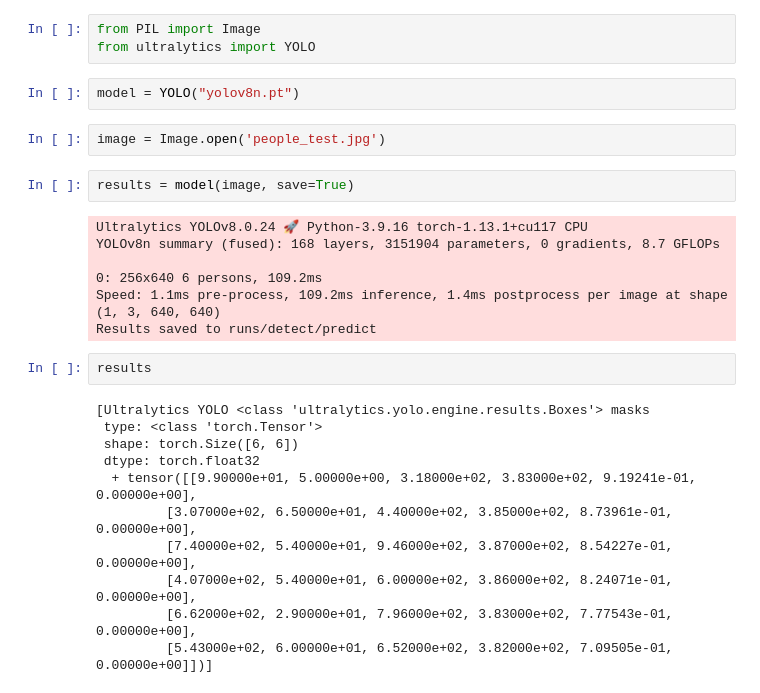
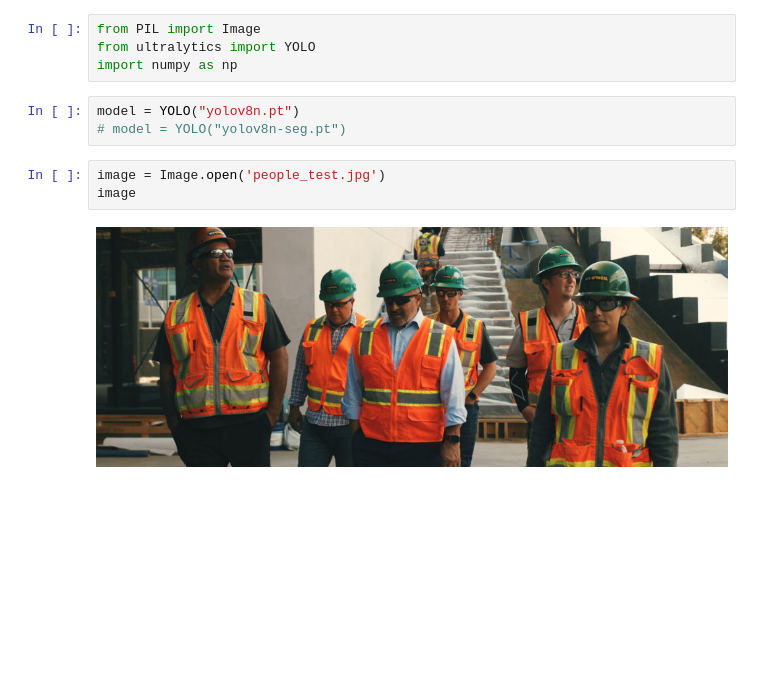
Before and after one commit to jprogrammer13/re-identification, a Jupyter notebook: person_detection.ipynb, the cells around one changed output. Cells and saved outputs as stored; diff of their text form; blank space fills up the shorter version.

```diff
--- a/person_detection.ipynb
+++ b/person_detection.ipynb
@@ -1,29 +1,12 @@
 # %%
 from PIL import Image
 from ultralytics import YOLO
+import numpy as np
 # %%
 model = YOLO("yolov8n.pt")
+# model = YOLO("yolov8n-seg.pt")
 # %%
 image = Image.open('people_test.jpg')
+image
+# %% [output]
+[figure, added]
-# %%
-results = model(image, save=True)
-# %% [output]
-Ultralytics YOLOv8.0.24 🚀 Python-3.9.16 torch-1.13.1+cu117 CPU
-YOLOv8n summary (fused): 168 layers, 3151904 parameters, 0 gradients, 8.7 GFLOPs
-
-0: 256x640 6 persons, 109.2ms
-Speed: 1.1ms pre-process, 109.2ms inference, 1.4ms postprocess per image at shape (1, 3, 640, 640)
-Results saved to runs/detect/predict
-# %%
-results
-# %% [output]
-[Ultralytics YOLO <class 'ultralytics.yolo.engine.results.Boxes'> masks
- type: <class 'torch.Tensor'>
- shape: torch.Size([6, 6])
- dtype: torch.float32
-  + tensor([[9.90000e+01, 5.00000e+00, 3.18000e+02, 3.83000e+02, 9.19241e-01, 0.00000e+00],
-         [3.07000e+02, 6.50000e+01, 4.40000e+02, 3.85000e+02, 8.73961e-01, 0.00000e+00],
-         [7.40000e+02, 5.40000e+01, 9.46000e+02, 3.87000e+02, 8.54227e-01, 0.00000e+00],
-         [4.07000e+02, 5.40000e+01, 6.00000e+02, 3.86000e+02, 8.24071e-01, 0.00000e+00],
-         [6.62000e+02, 2.90000e+01, 7.96000e+02, 3.83000e+02, 7.77543e-01, 0.00000e+00],
-         [5.43000e+02, 6.00000e+01, 6.52000e+02, 3.82000e+02, 7.09505e-01, 0.00000e+00]])]
```
Also changed, not shown: parts of 3 cells of this notebook, 1 other file.
